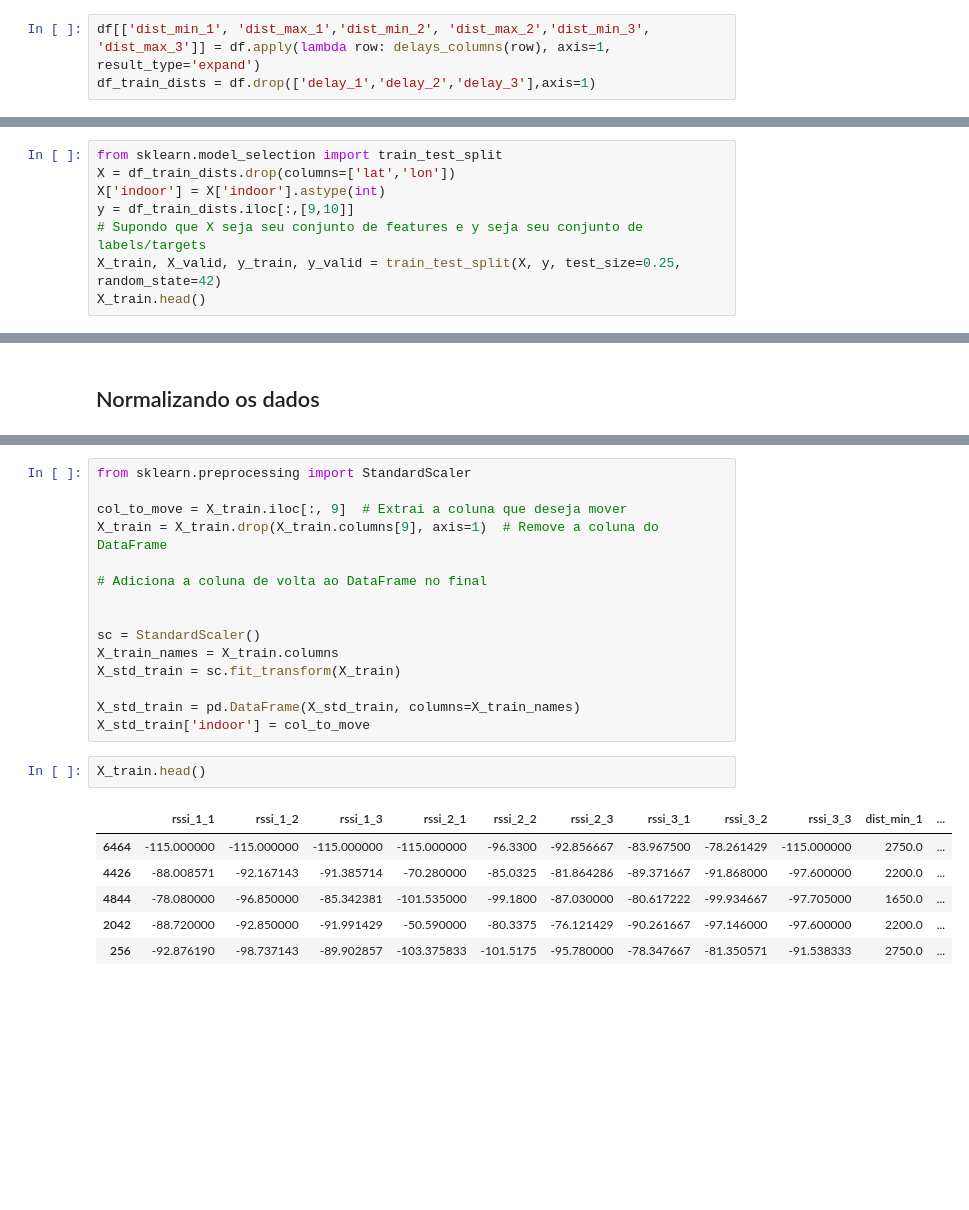
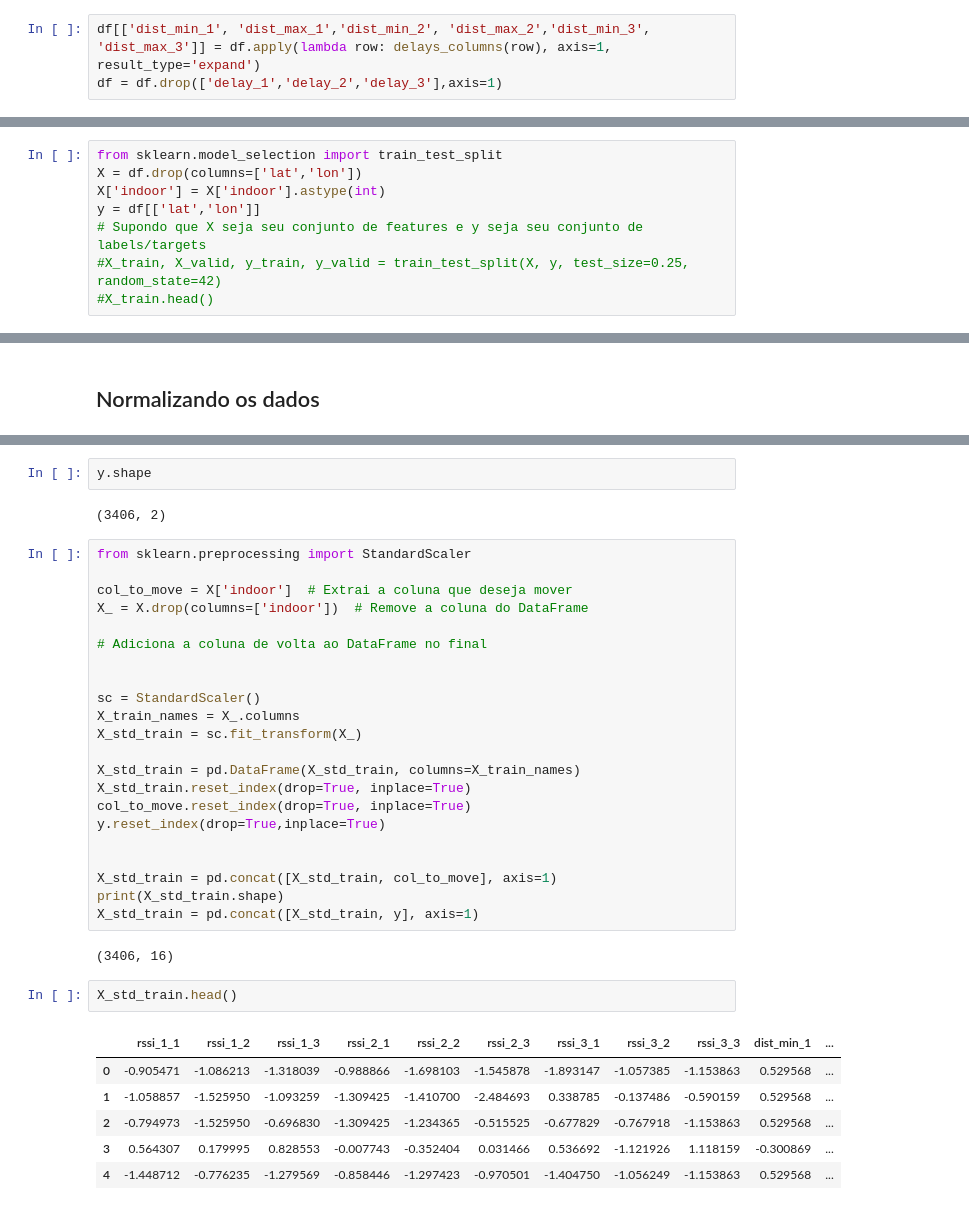
Before and after one commit to BiancaCarneiro/RSS-trilateration, a Jupyter notebook: notebooks/tratamento_dados.ipynb, the cells around one changed output, grey strips where cells are left out. Cells and saved outputs as stored; diff of their text form; blank space fills up the shorter version.

```diff
--- a/notebooks/tratamento_dados.ipynb
+++ b/notebooks/tratamento_dados.ipynb
@@ -107,4 +108,4 @@ def delays_columns(row):
     return delay_distance(row['delay_1'])[0],delay_distance(row['delay_1'])[1], delay_distance(row['delay_2'])[0],delay_distance(row['delay_2'])[1], delay_distance(row['delay_3'])[0], delay_distance(row['delay_3'])[1]
 # %%
 df[['dist_min_1', 'dist_max_1','dist_min_2', 'dist_max_2','dist_min_3', 'dist_max_3']] = df.apply(lambda row: delays_columns(row), axis=1, result_type='expand')
-df_train_dists = df.drop(['delay_1','delay_2','delay_3'],axis=1)
+df = df.drop(['delay_1','delay_2','delay_3'],axis=1)
@@ -139,9 +122,9 @@ df_train_dists.head()
 ## Separando em teste e validação
 # %%
 from sklearn.model_selection import train_test_split
-X = df_train_dists.drop(columns=['lat','lon'])
+X = df.drop(columns=['lat','lon'])
 X['indoor'] = X['indoor'].astype(int)
-y = df_train_dists.iloc[:,[9,10]]
+y = df[['lat','lon']]
 # Supondo que X seja seu conjunto de features e y seja seu conjunto de labels/targets
-X_train, X_valid, y_train, y_valid = train_test_split(X, y, test_size=0.25, random_state=42)
-X_train.head()
+#X_train, X_valid, y_train, y_valid = train_test_split(X, y, test_size=0.25, random_state=42)
+#X_train.head()
@@ -157,24 +174,37 @@ X_train.head()
+# %%
+y.shape
+# %% [output]
+(3406, 2)
 # %%
 from sklearn.preprocessing import StandardScaler
 
-col_to_move = X_train.iloc[:, 9]  # Extrai a coluna que deseja mover
-X_train = X_train.drop(X_train.columns[9], axis=1)  # Remove a coluna do DataFrame
+col_to_move = X['indoor']  # Extrai a coluna que deseja mover
+X_ = X.drop(columns=['indoor'])  # Remove a coluna do DataFrame
 
 # Adiciona a coluna de volta ao DataFrame no final
 
 
 sc = StandardScaler()
-X_train_names = X_train.columns
-X_std_train = sc.fit_transform(X_train)
+X_train_names = X_.columns
+X_std_train = sc.fit_transform(X_)
 
 X_std_train = pd.DataFrame(X_std_train, columns=X_train_names)
-X_std_train['indoor'] = col_to_move
+X_std_train.reset_index(drop=True, inplace=True)
+col_to_move.reset_index(drop=True, inplace=True)
+y.reset_index(drop=True,inplace=True)
+
+
+X_std_train = pd.concat([X_std_train, col_to_move], axis=1)
+print(X_std_train.shape)
+X_std_train = pd.concat([X_std_train, y], axis=1)
+# %% [output]
+(3406, 16)
 # %%
-X_train.head()
+X_std_train.head()
 # %% [output]
 |  | rssi_1_1 | rssi_1_2 | rssi_1_3 | rssi_2_1 | rssi_2_2 | rssi_2_3 | rssi_3_1 | rssi_3_2 | rssi_3_3 | dist_min_1 | ... |
-| 6464 | -115.000000 | -115.000000 | -115.000000 | -115.000000 | -96.3300 | -92.856667 | -83.967500 | -78.261429 | -115.000000 | 2750.0 | ... |
-| 4426 | -88.008571 | -92.167143 | -91.385714 | -70.280000 | -85.0325 | -81.864286 | -89.371667 | -91.868000 | -97.600000 | 2200.0 | ... |
-| 4844 | -78.080000 | -96.850000 | -85.342381 | -101.535000 | -99.1800 | -87.030000 | -80.617222 | -99.934667 | -97.705000 | 1650.0 | ... |
-| 2042 | -88.720000 | -92.850000 | -91.991429 | -50.590000 | -80.3375 | -76.121429 | -90.261667 | -97.146000 | -97.600000 | 2200.0 | ... |
-| 256 | -92.876190 | -98.737143 | -89.902857 | -103.375833 | -101.5175 | -95.780000 | -78.347667 | -81.350571 | -91.538333 | 2750.0 | ... |
+| 0 | -0.905471 | -1.086213 | -1.318039 | -0.988866 | -1.698103 | -1.545878 | -1.893147 | -1.057385 | -1.153863 | 0.529568 | ... |
+| 1 | -1.058857 | -1.525950 | -1.093259 | -1.309425 | -1.410700 | -2.484693 | 0.338785 | -0.137486 | -0.590159 | 0.529568 | ... |
+| 2 | -0.794973 | -1.525950 | -0.696830 | -1.309425 | -1.234365 | -0.515525 | -0.677829 | -0.767918 | -1.153863 | 0.529568 | ... |
+| 3 | 0.564307 | 0.179995 | 0.828553 | -0.007743 | -0.352404 | 0.031466 | 0.536692 | -1.121926 | 1.118159 | -0.300869 | ... |
+| 4 | -1.448712 | -0.776235 | -1.279569 | -0.858446 | -1.297423 | -0.970501 | -1.404750 | -1.056249 | -1.153863 | 0.529568 | ... |
```
Also changed, not shown: parts of 17 cells of this notebook, 18 other files.
